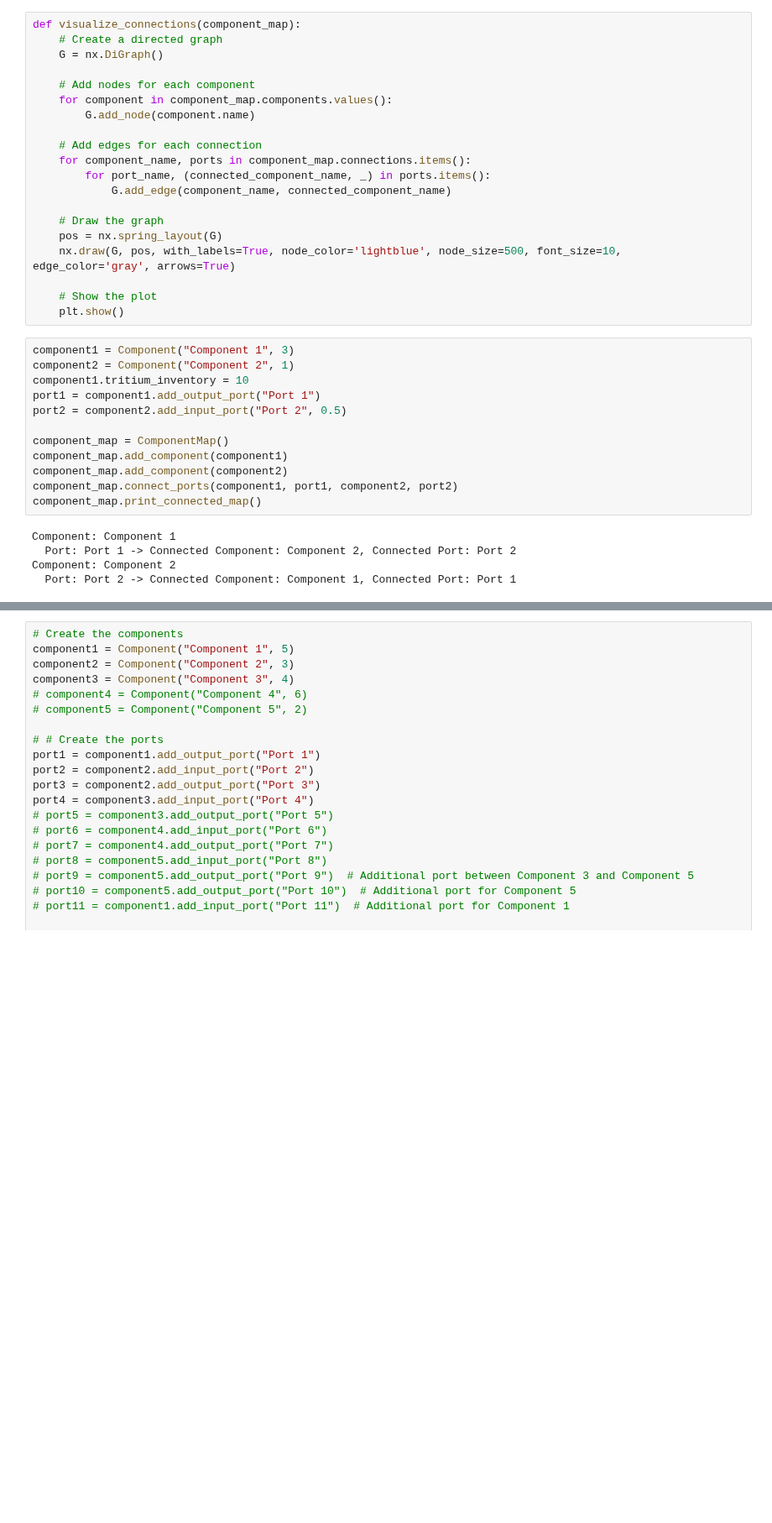
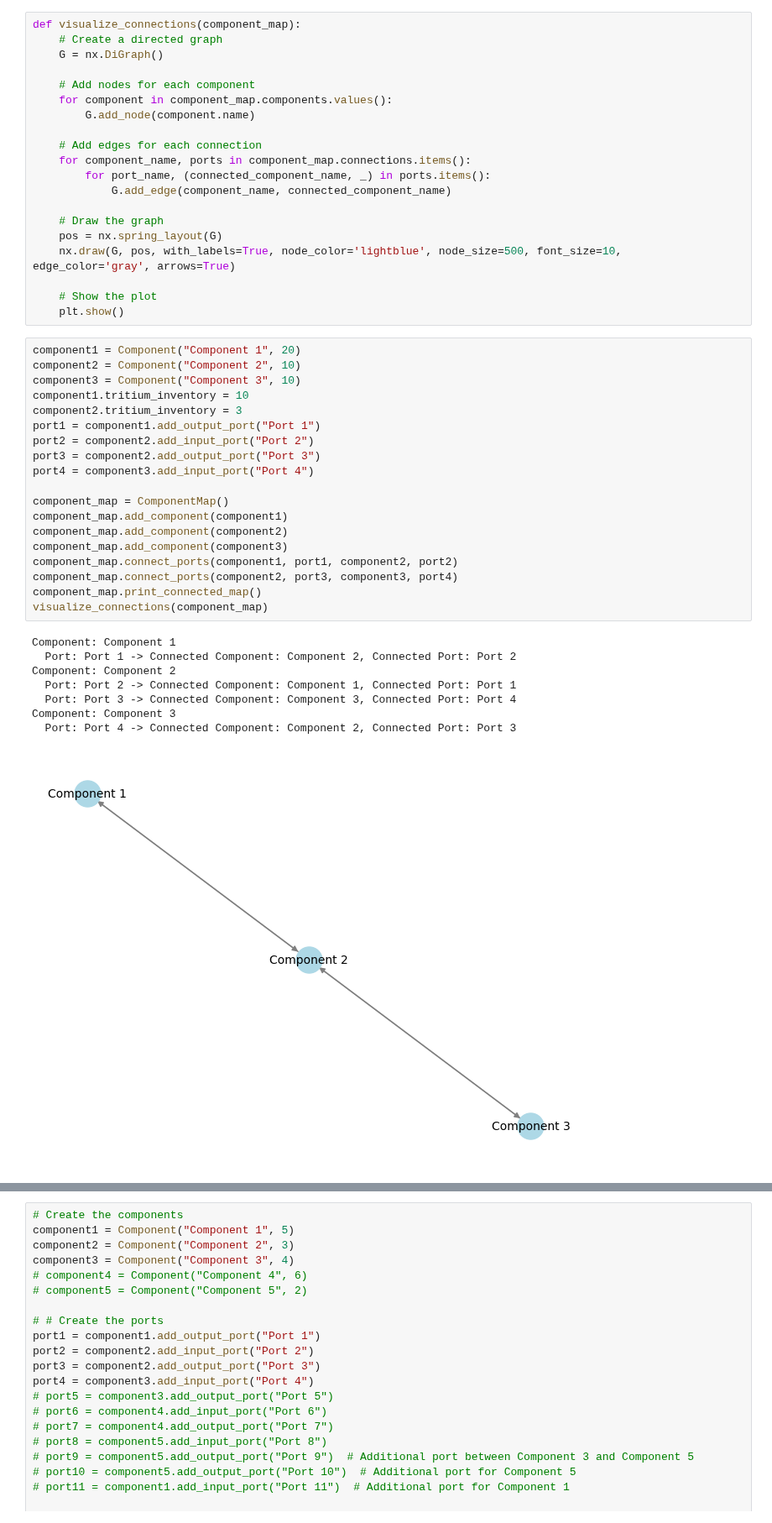
Before and after one commit to gabriele-ferrero/TRIOMA, a Jupyter notebook: test.ipynb, the cells around one changed output, grey strips where cells are left out. Shown at 84% size. Cells and saved outputs as stored; diff of their text form; blank space fills up the shorter version.

```diff
--- a/test.ipynb
+++ b/test.ipynb
@@ -127,19 +167,30 @@ def visualize_connections(component_map):
     # Show the plot
     plt.show()
 # %%
-component1 = Component("Component 1", 3)
-component2 = Component("Component 2", 1)
+component1 = Component("Component 1", 20)
+component2 = Component("Component 2", 10)
+component3 = Component("Component 3", 10)
 component1.tritium_inventory = 10
+component2.tritium_inventory = 3
 port1 = component1.add_output_port("Port 1")
-port2 = component2.add_input_port("Port 2", 0.5)
+port2 = component2.add_input_port("Port 2")
+port3 = component2.add_output_port("Port 3")
+port4 = component3.add_input_port("Port 4")
 
 component_map = ComponentMap()
 component_map.add_component(component1)
 component_map.add_component(component2)
+component_map.add_component(component3)
 component_map.connect_ports(component1, port1, component2, port2)
+component_map.connect_ports(component2, port3, component3, port4)
 component_map.print_connected_map()
+visualize_connections(component_map)
 # %% [output]
 Component: Component 1
   Port: Port 1 -> Connected Component: Component 2, Connected Port: Port 2
 Component: Component 2
   Port: Port 2 -> Connected Component: Component 1, Connected Port: Port 1
+  Port: Port 3 -> Connected Component: Component 3, Connected Port: Port 4
+Component: Component 3
+  Port: Port 4 -> Connected Component: Component 2, Connected Port: Port 3
+[figure, added]
```
Also changed, not shown: parts of 5 cells of this notebook.
